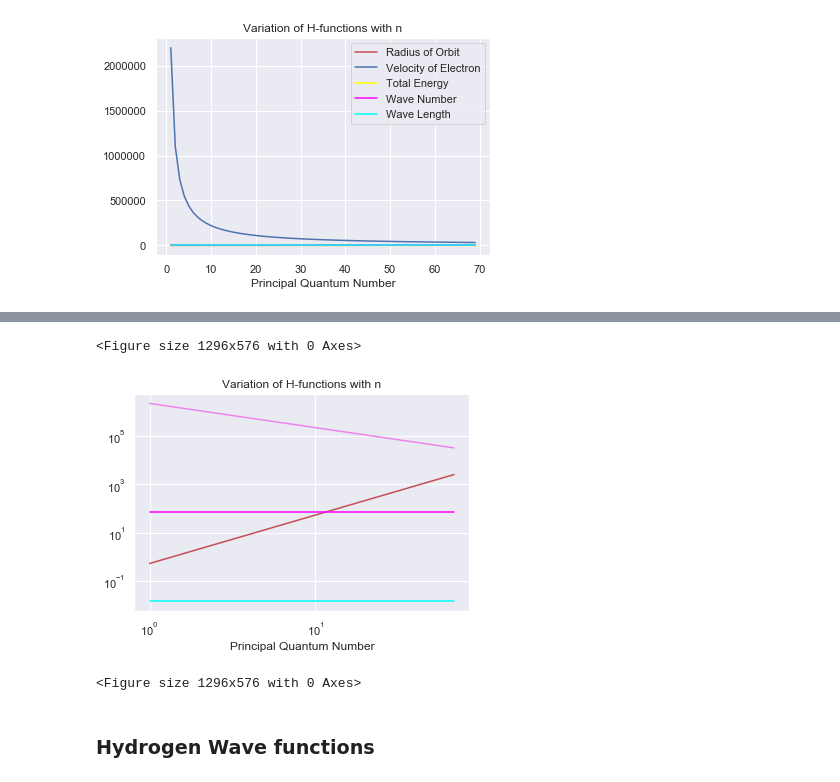
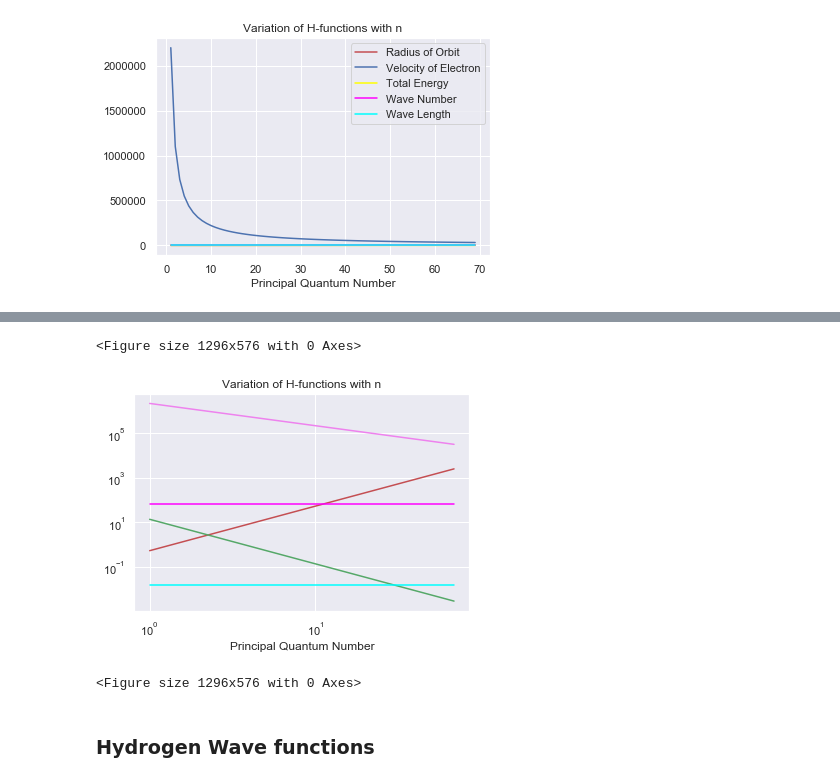
Before and after one commit to Daya-Ram/Hydrogen-Atom, a Jupyter notebook: Hydrogen atom using Function and Class-Copy3.ipynb, the cells around one changed output, grey strips where cells are left out. Saved outputs shown, nothing was run; the diff lists cells and outputs as text; code cells hidden in the pictures.

```diff
--- a/Hydrogen atom using Function and Class-Copy3.ipynb
+++ b/Hydrogen atom using Function and Class-Copy3.ipynb
@@ -234,17 +234,17 @@ plt.grid(True)
 # %%
 plt.loglog(df.PrincipalQuantumNumber,df.radius,label='Radius of Orbit', color='r')
 plt.loglog(df.PrincipalQuantumNumber,df.Velocity,label='Velocity of Electron', color='violet')
-plt.loglog(df.PrincipalQuantumNumber,df.Energy,label='Total Energy', color='g')
+plt.loglog(df.PrincipalQuantumNumber,-df.Energy,label='Total Energy', color='g')
 plt.semilogy(df.PrincipalQuantumNumber,df.WaveNumber,label='Wave Number', color='magenta')
 plt.semilogy(df.PrincipalQuantumNumber,df.wavelength,label='Wave Length',color='cyan')
 plt.title('Variation of H-functions with n')
 plt.xlabel('Principal Quantum Number')
 plt.grid(True)
 plt.figure(figsize=[18,8])
 #plt.legend()
 # %% [output]
 <Figure size 1296x576 with 0 Axes>
-[figure, old version]
+[figure, new version]
 <Figure size 1296x576 with 0 Axes>
 # %% [markdown]
 ### Hydrogen Wave functions
```
Also changed, not shown: parts of 2 cells of this notebook.
